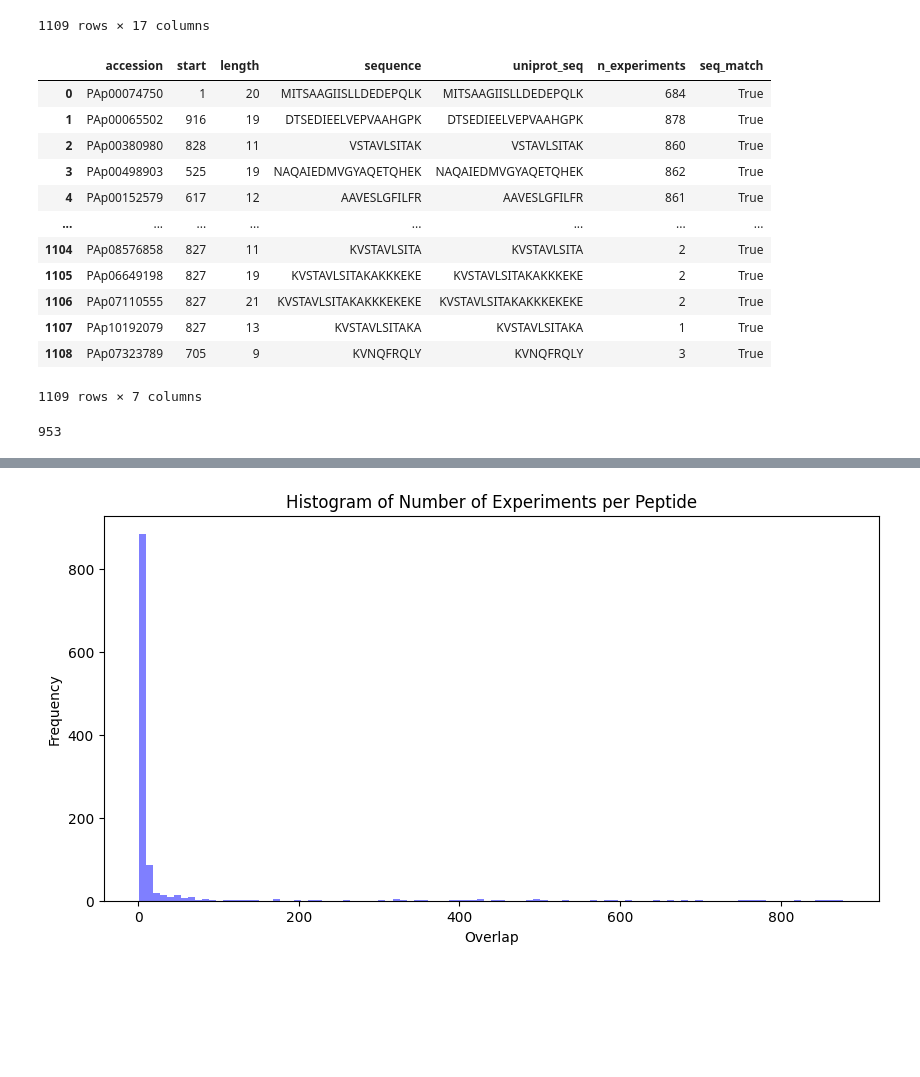
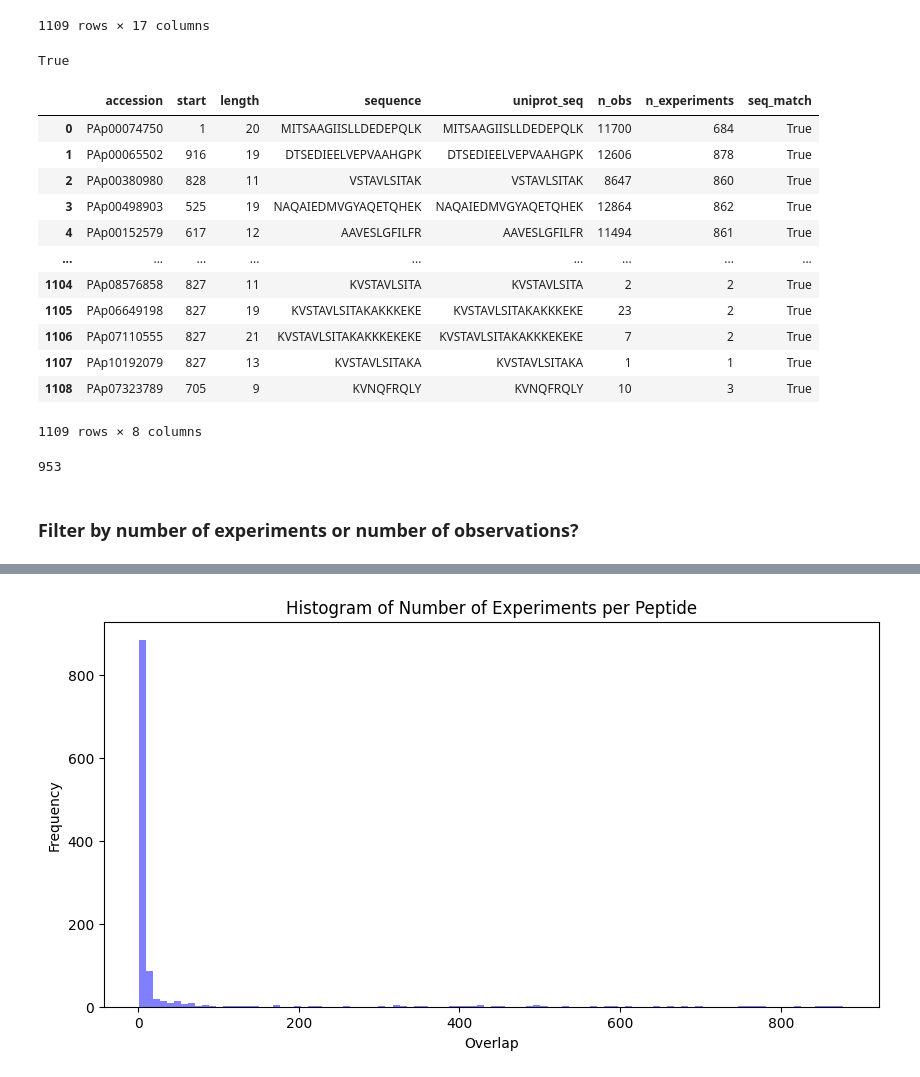
Before and after one commit to kamurani/phosphosite, a Jupyter notebook: notebooks/peptide/overlap.ipynb, the cells around one changed output, grey strips where cells are left out. Cells and saved outputs as stored; diff of their text form; code cells hidden in the pictures; blank space fills up the shorter version.

```diff
--- a/notebooks/peptide/overlap.ipynb
+++ b/notebooks/peptide/overlap.ipynb
@@ -70,35 +86,41 @@ df
 | 1107 | PAp10192079 | 827 | 13 | E | KVSTAVLSITAKA | K | 0.02 [mc,mgl] | 2 | 1.0 | 1 | ... |
 | 1108 | PAp07323789 | 705 | 9 | P | KVNQFRQLY | S | 0.01 [et0,mgl] | 0 | 1.0 | 10 | ... |
 1109 rows × 17 columns
+# %%
+sequence_dict[uniprot_id] == sequence
+# %% [output]
+True
 # %%
 df["uniprot_seq"] = df.apply(
         lambda x: sequence[x["start"]-1:x["start"]-1+len(x["sequence"])],
         axis=1,
     )
 df["seq_match"] = df.apply(
     lambda x: x["sequence"] == x["uniprot_seq"],
     axis=1,
 )
-df = df[["accession", "start", "length", "sequence", "uniprot_seq", "n_experiments", "seq_match"]]
+df = df[["accession", "start", "length", "sequence", "uniprot_seq", "n_obs", "n_experiments", "seq_match"]]
 df
 # %% [output]
-|  | accession | start | length | sequence | uniprot_seq | n_experiments | seq_match |
-| 0 | PAp00074750 | 1 | 20 | MITSAAGIISLLDEDEPQLK | MITSAAGIISLLDEDEPQLK | 684 | True |
-| 1 | PAp00065502 | 916 | 19 | DTSEDIEELVEPVAAHGPK | DTSEDIEELVEPVAAHGPK | 878 | True |
-| 2 | PAp00380980 | 828 | 11 | VSTAVLSITAK | VSTAVLSITAK | 860 | True |
-| 3 | PAp00498903 | 525 | 19 | NAQAIEDMVGYAQETQHEK | NAQAIEDMVGYAQETQHEK | 862 | True |
-| 4 | PAp00152579 | 617 | 12 | AAVESLGFILFR | AAVESLGFILFR | 861 | True |
-| ... | ... | ... | ... | ... | ... | ... | ... |
-| 1104 | PAp08576858 | 827 | 11 | KVSTAVLSITA | KVSTAVLSITA | 2 | True |
-| 1105 | PAp06649198 | 827 | 19 | KVSTAVLSITAKAKKKEKE | KVSTAVLSITAKAKKKEKE | 2 | True |
-| 1106 | PAp07110555 | 827 | 21 | KVSTAVLSITAKAKKKEKEKE | KVSTAVLSITAKAKKKEKEKE | 2 | True |
-| 1107 | PAp10192079 | 827 | 13 | KVSTAVLSITAKA | KVSTAVLSITAKA | 1 | True |
-| 1108 | PAp07323789 | 705 | 9 | KVNQFRQLY | KVNQFRQLY | 3 | True |
+|  | accession | start | length | sequence | uniprot_seq | n_obs | n_experiments | seq_match |
+| 0 | PAp00074750 | 1 | 20 | MITSAAGIISLLDEDEPQLK | MITSAAGIISLLDEDEPQLK | 11700 | 684 | True |
+| 1 | PAp00065502 | 916 | 19 | DTSEDIEELVEPVAAHGPK | DTSEDIEELVEPVAAHGPK | 12606 | 878 | True |
+| 2 | PAp00380980 | 828 | 11 | VSTAVLSITAK | VSTAVLSITAK | 8647 | 860 | True |
+| 3 | PAp00498903 | 525 | 19 | NAQAIEDMVGYAQETQHEK | NAQAIEDMVGYAQETQHEK | 12864 | 862 | True |
+| 4 | PAp00152579 | 617 | 12 | AAVESLGFILFR | AAVESLGFILFR | 11494 | 861 | True |
+| ... | ... | ... | ... | ... | ... | ... | ... | ... |
+| 1104 | PAp08576858 | 827 | 11 | KVSTAVLSITA | KVSTAVLSITA | 2 | 2 | True |
+| 1105 | PAp06649198 | 827 | 19 | KVSTAVLSITAKAKKKEKE | KVSTAVLSITAKAKKKEKE | 23 | 2 | True |
+| 1106 | PAp07110555 | 827 | 21 | KVSTAVLSITAKAKKKEKEKE | KVSTAVLSITAKAKKKEKEKE | 7 | 2 | True |
+| 1107 | PAp10192079 | 827 | 13 | KVSTAVLSITAKA | KVSTAVLSITAKA | 1 | 1 | True |
+| 1108 | PAp07323789 | 705 | 9 | KVNQFRQLY | KVNQFRQLY | 10 | 3 | True |
-1109 rows × 7 columns
+1109 rows × 8 columns
 # %%
 len(sequence)
 # %% [output]
 953
+# %% [markdown]
+### Filter by number of experiments or number of observations?
 # %%
 # Filter for peptides that have >10 n_experiments
 
```
Also changed, not shown: parts of 32 cells of this notebook, 3 other files.
